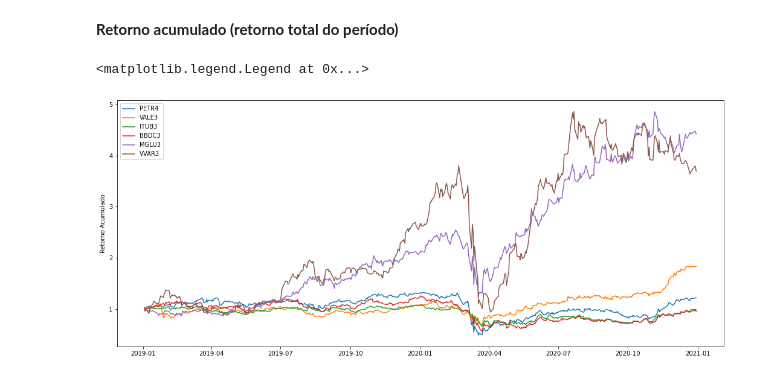
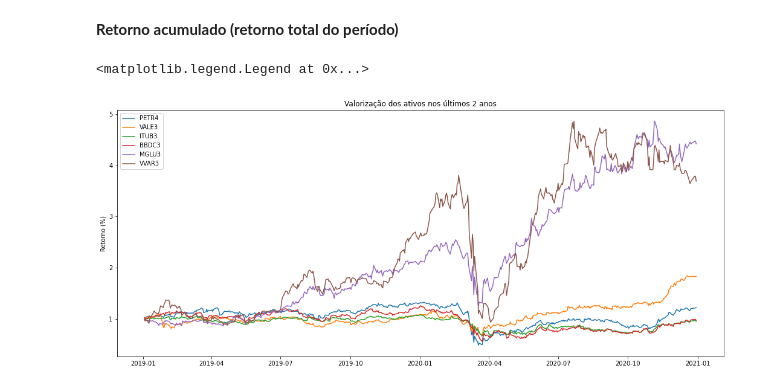
Before and after one commit to amarildo86/islr-python, a Jupyter notebook: Análise_de_Ações_Yahoo_Finance_e_Matplotlib.ipynb, the cells around one changed output. Saved outputs shown, nothing was run; the diff lists cells and outputs as text; code cells hidden in the pictures.

```diff
--- a/Análise_de_Ações_Yahoo_Finance_e_Matplotlib.ipynb
+++ b/Análise_de_Ações_Yahoo_Finance_e_Matplotlib.ipynb
@@ -35,18 +36,19 @@ sns.heatmap(df['Adj Close'].corr(), annot=True)
 # %%
 #primeiro precisamos calcular o retorno diário
 retorno_diario = pd.DataFrame()
 for i in df.columns:
   retorno_diario[i] = df[i].pct_change()
 
 #agora vamos calcular o retorno acumulado
 for ticker in df.columns:
   retorno_acum[ticker] = (retorno_diario[ticker] + 1).cumprod()
 
 #exibir o gráfico
 plt.figure(figsize=(18, 7.5))
-plt.ylabel('Retorno Acumulado')
+plt.ylabel('Retorno (%)')
+plt.title('Valorização dos ativos nos últimos 2 anos')
 plt.plot(retorno_acum)
 plt.legend(df.columns)
 # %% [output]
 <matplotlib.legend.Legend at 0x...>
-[figure, old version]
+[figure, new version]
```
Also changed, not shown: parts of 1 cell of this notebook.
